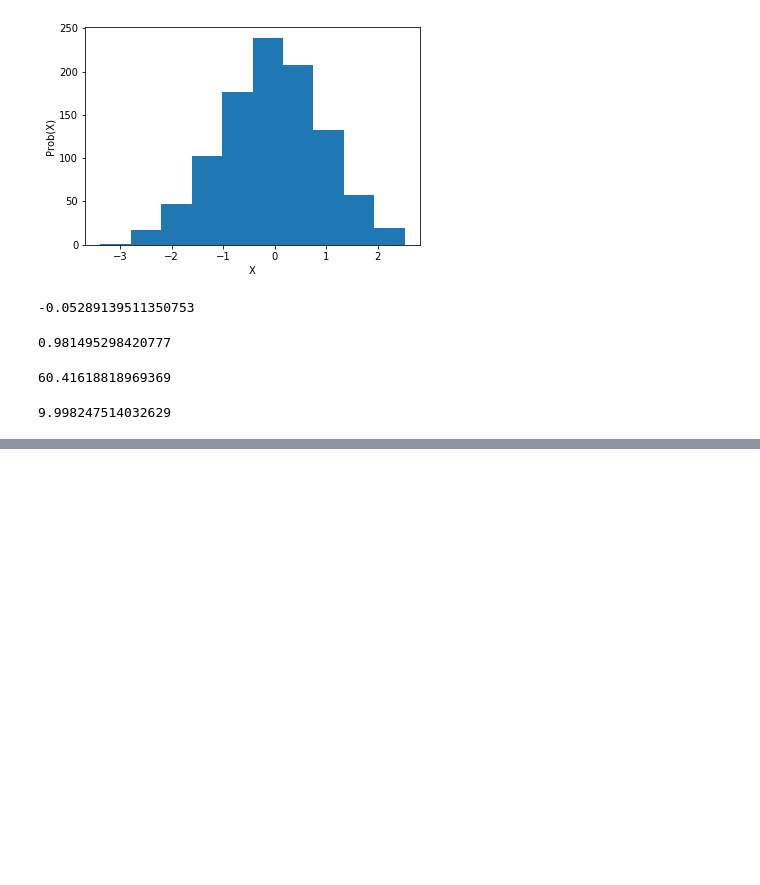
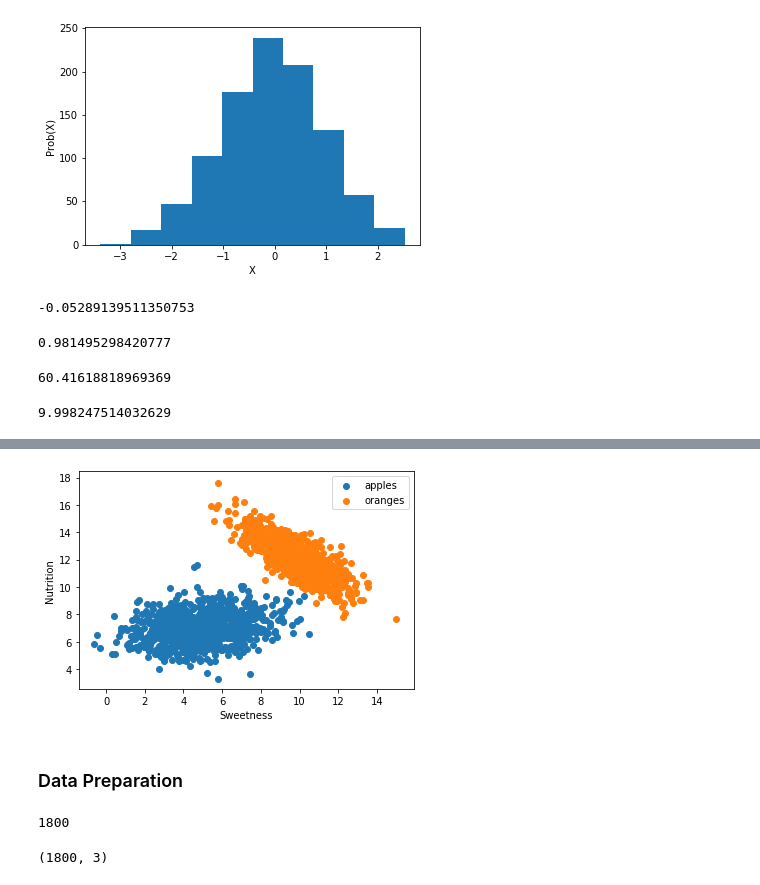
Before and after one commit to coding-blocks-archives/machine-learning-june-2019, a Jupyter notebook: Normal Distribution.ipynb, the cells around one changed output, grey strips where cells are left out. Cells and saved outputs as stored; diff of their text form; code cells hidden in the pictures; blank space fills up the shorter version.

```diff
--- a/Normal Distribution.ipynb
+++ b/Normal Distribution.ipynb
@@ -40,0 +46,4 @@ plt.show()
+# %%
+# Sweetness & Nutrition
+apples_data = np.random.multivariate_normal(mean=[5,7],cov=[[3,0.5],[0.5,1.2]],size=1000)
+oranges_data = np.random.multivariate_normal(mean=[10,12],cov=[[2,-1.5],[-1.5,1.9]],size=800)
@@ -40,0 +58,11 @@ plt.show()
+# %%
+plt.scatter(apples_data[:,0],apples_data[:,1],label='apples')
+plt.scatter(oranges_data[:,0],oranges_data[:,1],label='oranges')
+plt.xlabel("Sweetness")
+plt.ylabel("Nutrition")
+plt.legend()
+plt.show()
+# %% [output]
+[figure, added]
+# %% [markdown]
+### Data Preparation
@@ -40,0 +71,9 @@ plt.show()
+# %%
+print(total_fruits)
+# %% [output]
+1800
+# %%
+X = np.zeros((total_fruits,3))
+print(X.shape)
+# %% [output]
+(1800, 3)
```
Also changed, not shown: parts of 16 cells of this notebook, 3 other files.
